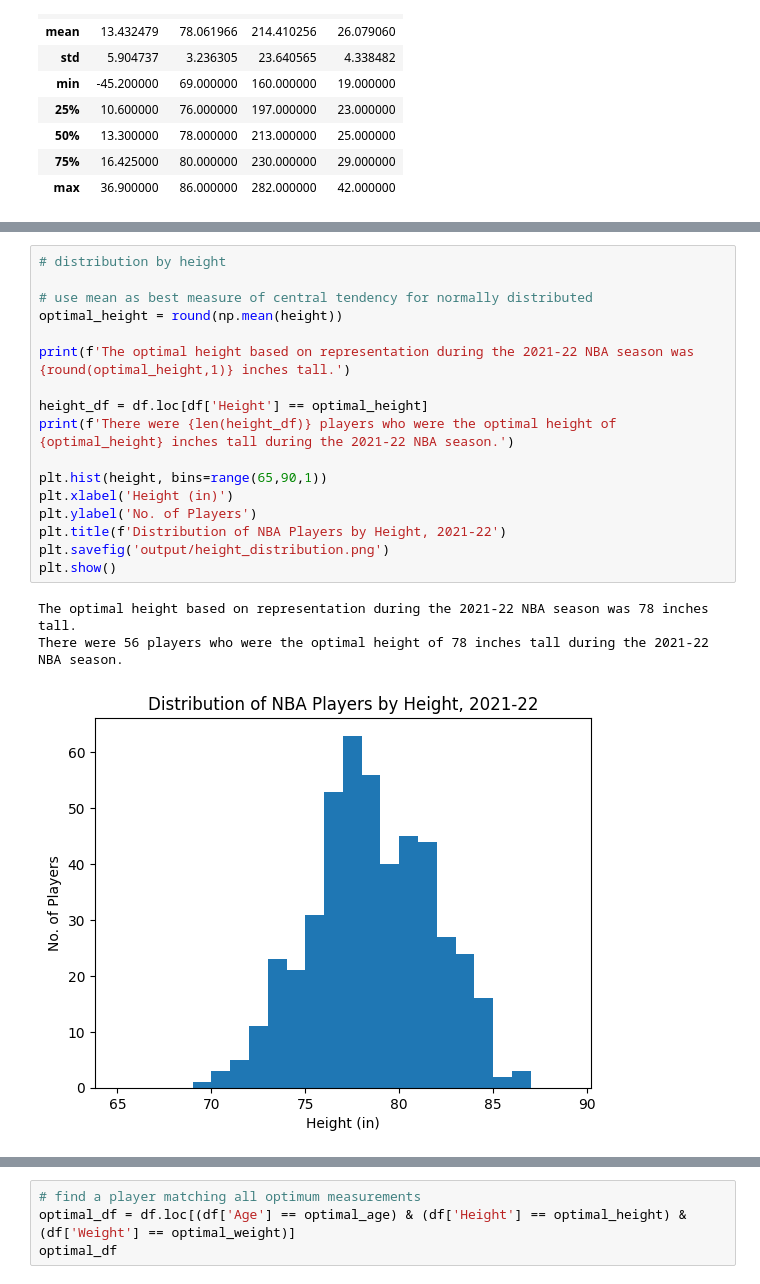
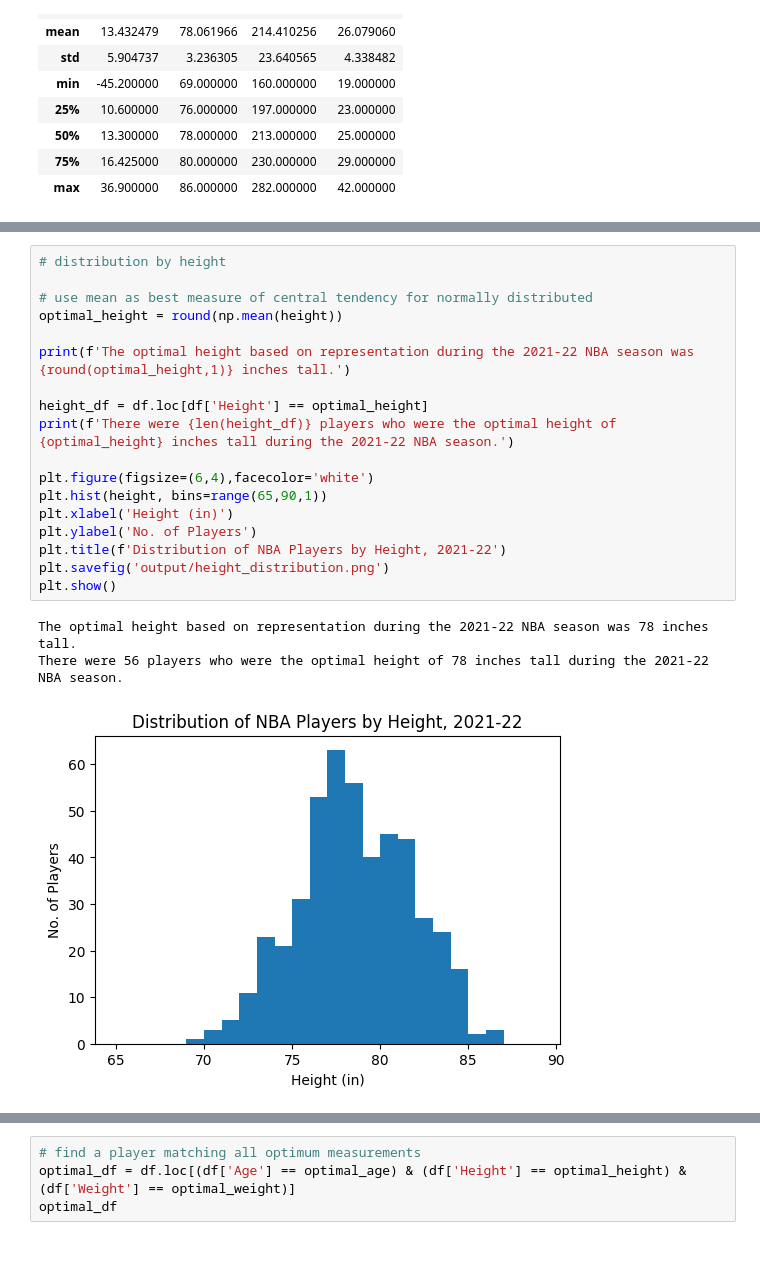
Before and after one commit to meeyoungPH/nba_superlatives, a Jupyter notebook: biometrics/biometrics_analysis.ipynb, the cells around one changed output, grey strips where cells are left out. Drawn from its saved outputs; the diff is of its cells as text; blank space fills up the shorter version.

```diff
--- a/biometrics/biometrics_analysis.ipynb
+++ b/biometrics/biometrics_analysis.ipynb
@@ -66,24 +67,25 @@ There were 40 players who were the optimal age of 25.0 years old during the 2021
 # %%
 # distribution by height
 
 # use mean as best measure of central tendency for normally distributed
 optimal_height = round(np.mean(height))
 
 print(f'The optimal height based on representation during the 2021-22 NBA season was {round(optimal_height,1)} inches tall.')
 
 height_df = df.loc[df['Height'] == optimal_height]
 print(f'There were {len(height_df)} players who were the optimal height of {optimal_height} inches tall during the 2021-22 NBA season.')
 
+plt.figure(figsize=(6,4),facecolor='white')
 plt.hist(height, bins=range(65,90,1))
 plt.xlabel('Height (in)')
 plt.ylabel('No. of Players')
 plt.title(f'Distribution of NBA Players by Height, 2021-22')
 plt.savefig('output/height_distribution.png')
 plt.show()
 # %% [output]
 The optimal height based on representation during the 2021-22 NBA season was 78 inches tall.
 There were 56 players who were the optimal height of 78 inches tall during the 2021-22 NBA season.
-[figure, old version]
+[figure, new version]
 # %%
 # distribution by weight
 
```
Also changed, not shown: parts of 6 cells of this notebook, 7 other files.
